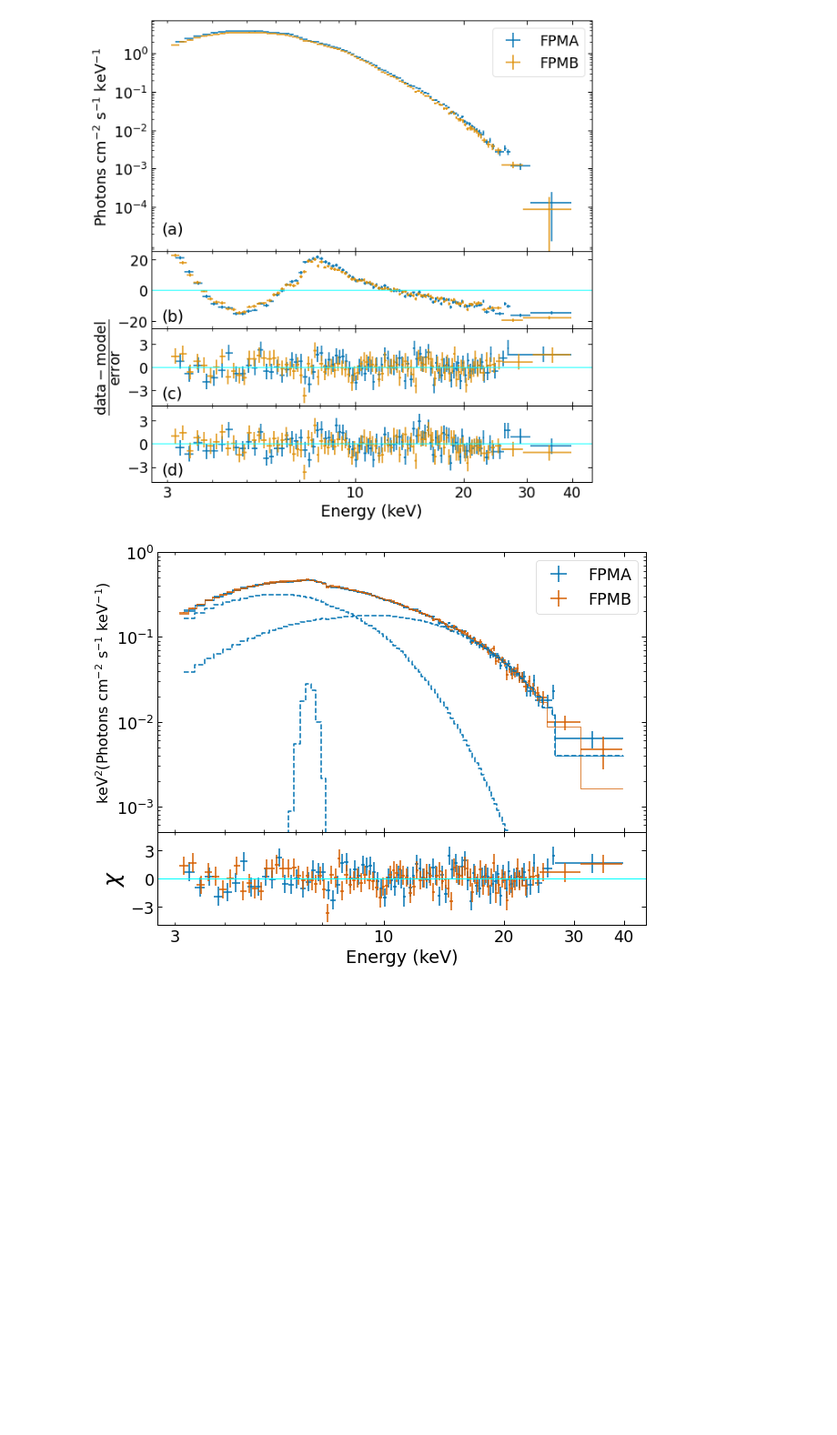
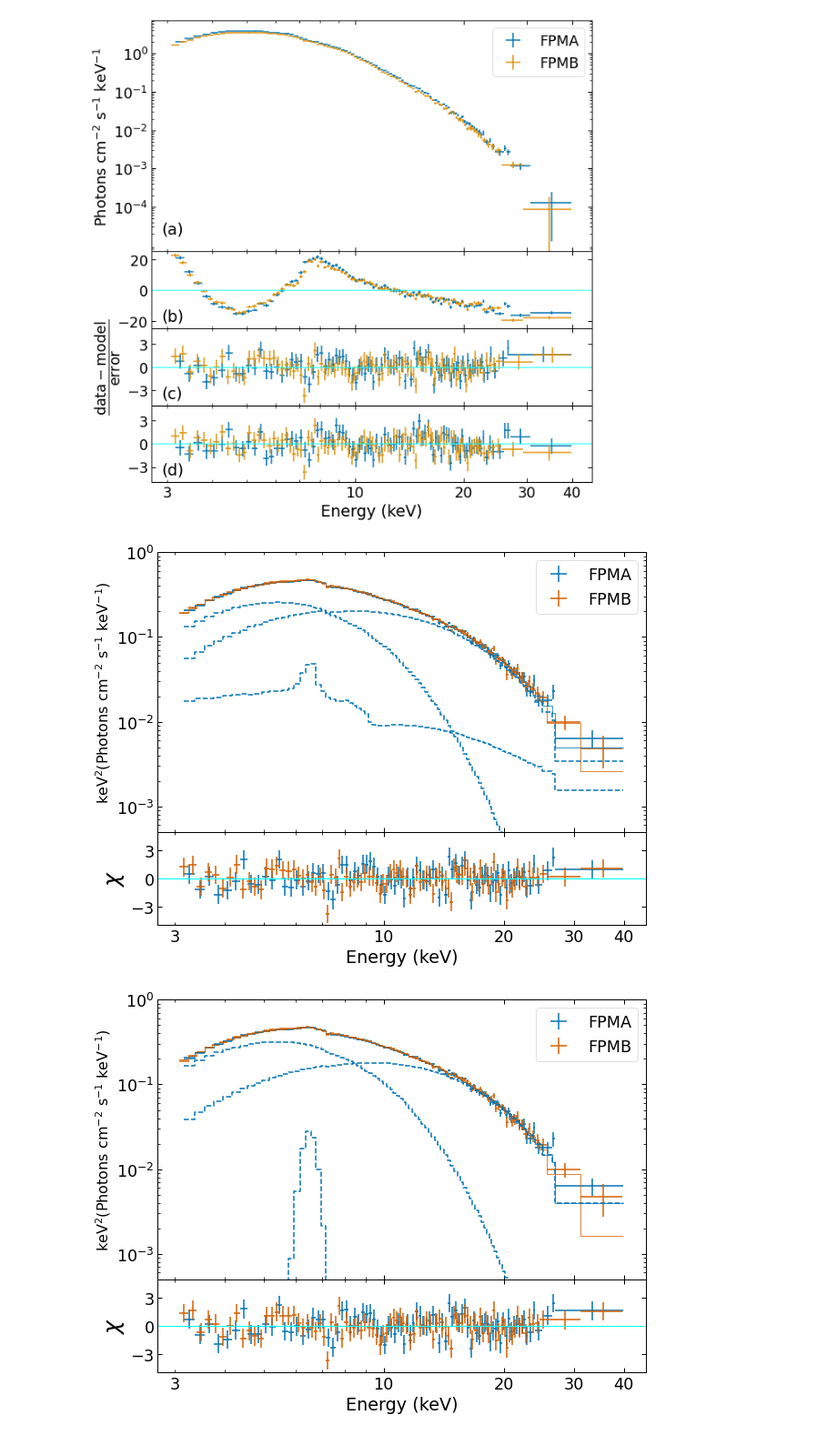
Before and after one commit to snpike/scripts, a Jupyter notebook: GRS_1741d9m2853/Spectral_variability_analysis.ipynb, the cells around one changed output. Shown at 91% size. Cells and saved outputs as stored; diff of their text form; code cells hidden in the pictures; blank space fills up the shorter version.

```diff
--- a/GRS_1741d9m2853/Spectral_variability_analysis.ipynb
+++ b/GRS_1741d9m2853/Spectral_variability_analysis.ipynb
@@ -170,18 +166,18 @@ data_comp_gauss_ldata = read_QDP(file_comp_gauss_ldata)
 data_comp_gauss_eeufspec = read_QDP(file_comp_gauss_eeufspec)
 
 
-file_pl_refl_ldata = open(root_dir + 'persistent_products/tbnew_gas_cutoffpl_bbrad_relxillNS_ldata.qdp', 'r')
-file_pl_refl_eeufspec = open(root_dir + 'persistent_products/tbnew_gas_cutoffpl_bbrad_relxillNS_eeufspec.qdp', 'r')
+file_pl_refl_ldata = open(root_dir + 'persistent_products/tbabs_bbrad_nthcomp_relxill_euclidean_kTeconvert_ldata.qdp', 'r')
+file_pl_refl_eeufspec = open(root_dir + 'persistent_products/tbabs_bbrad_nthcomp_relxill_euclidean_kTeconvert_eeufspec.qdp', 'r')
 
 data_pl_refl_ldata = read_QDP(file_pl_refl_ldata)
 data_pl_refl_eeufspec = read_QDP(file_pl_refl_eeufspec)
 
 
-file_pl_ldata = open(root_dir + 'persistent_products/tbnew_gas_powerlaw_ldata.qdp', 'r')
-file_pl_eeufspec = open(root_dir + 'persistent_products/tbnew_gas_powerlaw_ldata.qdp', 'r')
+# file_pl_ldata = open(root_dir + 'persistent_products/tbnew_gas_powerlaw_ldata.qdp', 'r')
+# file_pl_eeufspec = open(root_dir + 'persistent_products/tbnew_gas_powerlaw_ldata.qdp', 'r')
 
-data_pl_ldata = read_QDP(file_pl_ldata)
-data_pl_eeufspec = read_QDP(file_pl_eeufspec)
+# data_pl_ldata = read_QDP(file_pl_ldata)
+# data_pl_eeufspec = read_QDP(file_pl_eeufspec)
 # %%
 sns.set_palette('colorblind')
 
@@ -254,6 +250,69 @@ plt.tight_layout()
 plt.savefig(plot_dir + 'spectra.pdf')
 # %% [output]
 [figure]
+# %%
+sns.set_palette('colorblind')
+
+fig, (ax1, ax2) = plt.subplots(2,1, sharex=True,  gridspec_kw = {'height_ratios':[3, 1], 'hspace':0}, figsize=(9, 7))
+ax1.errorbar(data_pl_refl_eeufspec[0][0],data_pl_refl_eeufspec[0][2], xerr=data_pl_refl_eeufspec[0][1], yerr=data_pl_refl_eeufspec[0][3], \
+             ls=ls, lw=lw, color='C0', label = 'FPMA')
+ax1.errorbar(data_pl_refl_eeufspec[1][0],data_pl_refl_eeufspec[1][2], xerr=data_pl_refl_eeufspec[1][1], yerr=data_pl_refl_eeufspec[1][3], \
+             ls=ls, lw=lw, color='C3', label = 'FPMB')
+
+ax1.step(np.concatenate([data_pl_refl_eeufspec[0][0]-data_pl_refl_eeufspec[0][1], [data_pl_refl_eeufspec[0][0][-1]+data_pl_refl_eeufspec[0][1][-1]]]), \
+         np.concatenate([data_pl_refl_eeufspec[0][4], [data_pl_refl_eeufspec[0][4][-1]]]), where='post', color='C0', lw=0.5*lw)
+ax1.step(np.concatenate([data_pl_refl_eeufspec[1][0]-data_pl_refl_eeufspec[1][1], [data_pl_refl_eeufspec[1][0][-1]+data_pl_refl_eeufspec[1][1][-1]]]), \
+         np.concatenate([data_pl_refl_eeufspec[1][4], [data_pl_refl_eeufspec[1][4][-1]]]), where='post', color='C3', lw=0.5*lw)
+
+ax1.step(np.concatenate([data_pl_refl_eeufspec[0][0]-data_pl_refl_eeufspec[0][1], [data_pl_refl_eeufspec[0][0][-1]+data_pl_refl_eeufspec[0][1][-1]]]), \
+         np.concatenate([data_pl_refl_eeufspec[0][5], [data_pl_refl_eeufspec[0][5][-1]]]), where='post', color='C0', ls='dashed', lw=lw)
+# ax1.step(data_comp_gauss_eeufspec[1][0],data_comp_gauss_eeufspec[1][5], where='mid', color='C1', ls='dashed', lw=lw)
+
+ax1.step(np.concatenate([data_pl_refl_eeufspec[0][0]-data_pl_refl_eeufspec[0][1], [data_pl_refl_eeufspec[0][0][-1]+data_pl_refl_eeufspec[0][1][-1]]]), \
+         np.concatenate([data_pl_refl_eeufspec[0][6], [data_pl_refl_eeufspec[0][6][-1]]]), where='post', color='C0', ls='dashed', lw=lw)
+# ax1.step(data_comp_gauss_eeufspec[1][0],data_comp_gauss_eeufspec[1][6], where='mid', color='C1', ls='dotted', lw=lw)
+
+ax1.step(np.concatenate([data_pl_refl_eeufspec[0][0]-data_pl_refl_eeufspec[0][1], [data_pl_refl_eeufspec[0][0][-1]+data_pl_refl_eeufspec[0][1][-1]]]), \
+         np.concatenate([data_pl_refl_eeufspec[0][7], [data_pl_refl_eeufspec[0][7][-1]]]), where='post', color='C0', ls='dashed', lw=lw)
+# ax1.step(data_comp_gauss_eeufspec[1][0],data_comp_gauss_eeufspec[1][7], where='mid', color='C1', ls='dotted', lw=lw)
+
+ax2.errorbar(data_pl_refl_eeufspec[0][0],(data_pl_refl_eeufspec[0][2]-data_pl_refl_eeufspec[0][4])/data_pl_refl_eeufspec[0][3], xerr=data_pl_refl_eeufspec[0][1], yerr=1.0, \
+             ls=ls, color='C0', lw=lw)
+ax2.errorbar(data_pl_refl_eeufspec[1][0],(data_pl_refl_eeufspec[1][2] - data_pl_refl_eeufspec[1][4])/data_pl_refl_eeufspec[1][3], xerr=data_pl_refl_eeufspec[1][1],yerr=1.0, \
+             ls=ls, color='C3', lw=lw)
+ax1.set_ylim(5e-4,1)
+ax1.legend()
+ax1.loglog()
+plt.xlabel('Energy (keV)')
+ax1.set_ylabel(r'$\mathrm{keV^{2}(Photons\ cm^{-2}\ s^{-1}\ keV^{-1})}$', fontsize=16)
+# ax2.set_ylabel(r'$\frac{data}{model}$')
+# ax2.axhline(1,color='cyan', lw=1.0)
+ax2.set_ylabel(r'$\chi$', fontsize=25)
+ax2.axhline(0,color='cyan', lw=1.0)
+ax2.set_ylim(-5,5)
+
+# ax1.text(2.9, 2e-5, '(a)')
+# ax2.text(2.9, -4, '(b)')
+
+ax1.set_yticks(ticks= [1e-3, 1e-2, 1e-1, 1e0], minor=False)
+# ax1.set_yticks(ticks= [], minor=True)
+
+ax2.set_yticks(ticks= [-3, 0, 3], minor=False)
+ax2.set_yticklabels(labels= [r'$-3$', r'$0$', r'$3$'], minor=False)
+
+ax2.set_xticks(ticks= [10,20,30,40], minor=False)
+ax2.set_xticklabels(labels= [10,20,30,40], minor=False)
+
+ax2.set_xticks(ticks= [3, 4, 5, 6, 7, 8, 9], minor=True)
+ax2.set_xticklabels(labels= [3, '', '', '', '', '', ''], minor=True)
+
+ax1.tick_params(axis='both',which='both', direction='in', bottom=True, top=True, left=True, right=True)
+ax2.tick_params(axis='both',which='both', direction='in', bottom=True, top=True, left=True, right=True)
+
+plt.tight_layout()
+plt.savefig(plot_dir + 'spectra_model_ref.pdf')
+# %% [output]
+[figure, added]
 # %%
 sns.set_palette('colorblind')
 
```
Also changed, not shown: parts of 2 cells of this notebook, 4 other files.
